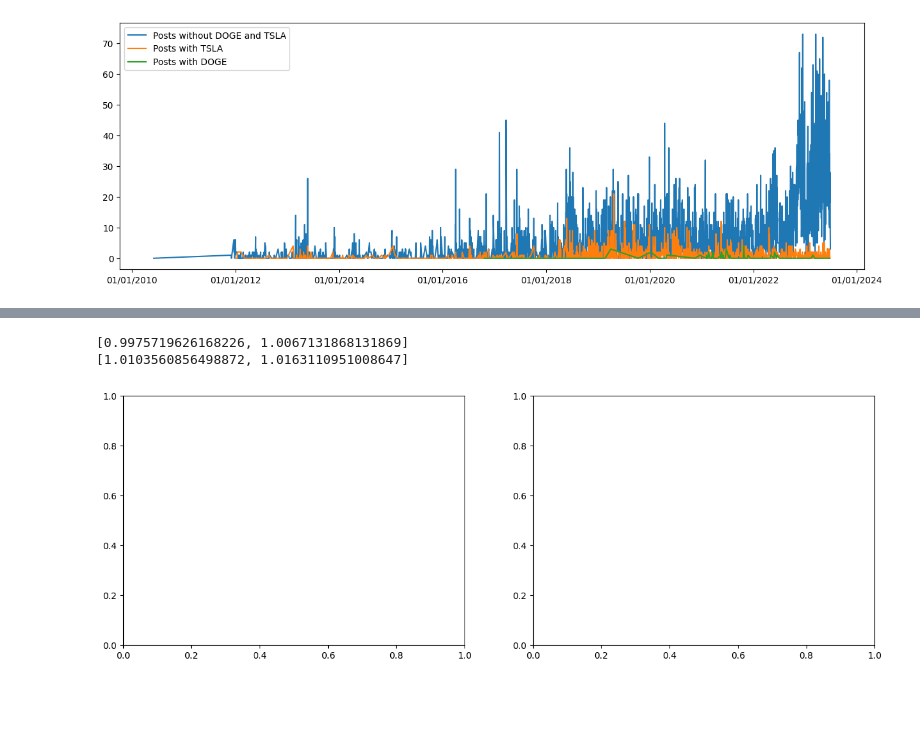
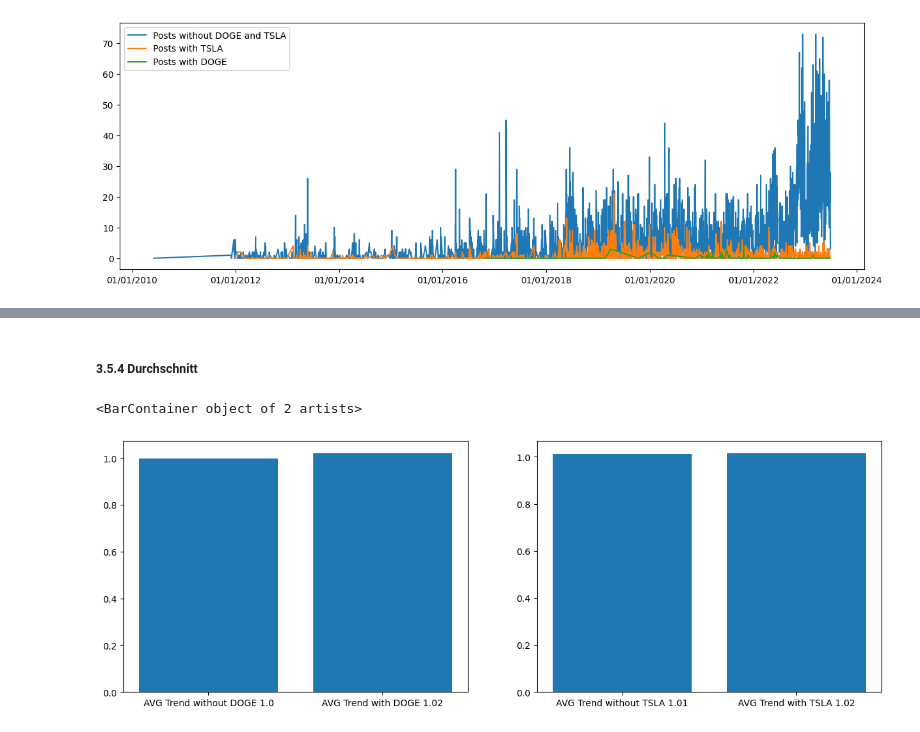
Before and after one commit to alphaname007/BigDataBandits, a Jupyter notebook: Abstract.ipynb, the cells around one changed output, grey strips where cells are left out. Drawn from its saved outputs; the diff is of its cells as text; code cells hidden in the pictures; blank space fills up the shorter version.

```diff
--- a/Abstract.ipynb
+++ b/Abstract.ipynb
@@ -131,6 +167,8 @@ def check_filter(text:str, filter_list:list, hit:bool):
     return not hit
 
 def get_interval(search_date:datetime, stock:pd.DataFrame, interval_length:int=5):
+    search_date = search_date - datetime.timedelta(days=1)
+
     #find the start date under the consideration that the given startdate does not exist
     next_available_startdate = stock.loc[stock['date'] >= search_date, 'date'].min()
 
@@ -301,17 +387,16 @@ axs[1].legend(labels=["Trend without TSLA", "Trend with TSLA"], loc="upper left"
+# %% [markdown]
+<a name="darstellung"></a>
+##### 3.5.4 Durchschnitt #####
 # %%
 import matplotlib.pyplot as plt
 
 fig, axs = plt.subplots(1, 2, figsize=(15, 5))
 
 influences_d_trend_avg = [influences_n_d['trend'].mean(), influences_w_d['trend'].mean()]
 influences_t_trend_avg = [influences_n_t['trend'].mean(), influences_w_t['trend'].mean()]
 
-print(influences_d_trend_avg)
-print(influences_t_trend_avg)
-
-#axs[0].bar([f"AVG Trend without DOGE {influences_d_trend_avg[0]}", f"AVG Trend with DOGE {influences_d_trend_avg[1]}"], influences_d_trend_avg)
-#axs[1].bar([f"AVG Trend without DOGE {influences_t_trend_avg[0]}", f"AVG Trend with DOGE {influences_t_trend_avg[1]}"], influences_d_trend_avg)
+axs[0].bar([f"AVG Trend without DOGE {round(influences_d_trend_avg[0],2 )}", f"AVG Trend with DOGE {round(influences_d_trend_avg[1],2)}"], influences_d_trend_avg)
+axs[1].bar([f"AVG Trend without TSLA {round(influences_t_trend_avg[0],2)}", f"AVG Trend with TSLA {round(influences_t_trend_avg[1],2)}"], influences_t_trend_avg)
 # %% [output]
-[0.9975719626168226, 1.0067131868131869]
-[1.0103560856498872, 1.0163110951008647]
+<BarContainer object of 2 artists>
-[figure, old version]
+[figure, new version]
```
Also changed, not shown: parts of 28 cells of this notebook.
